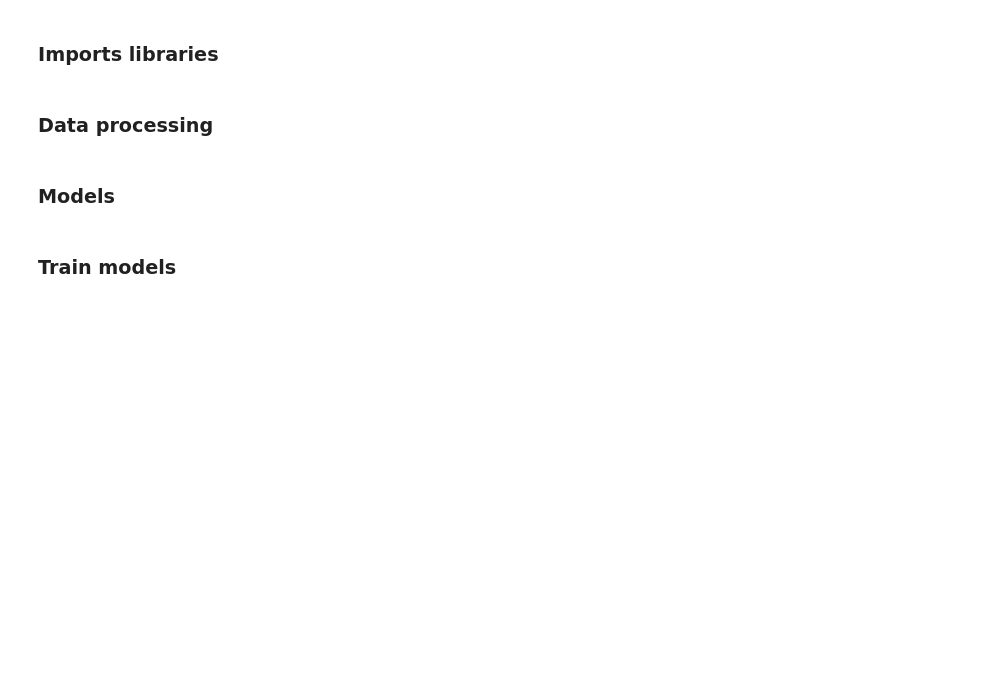
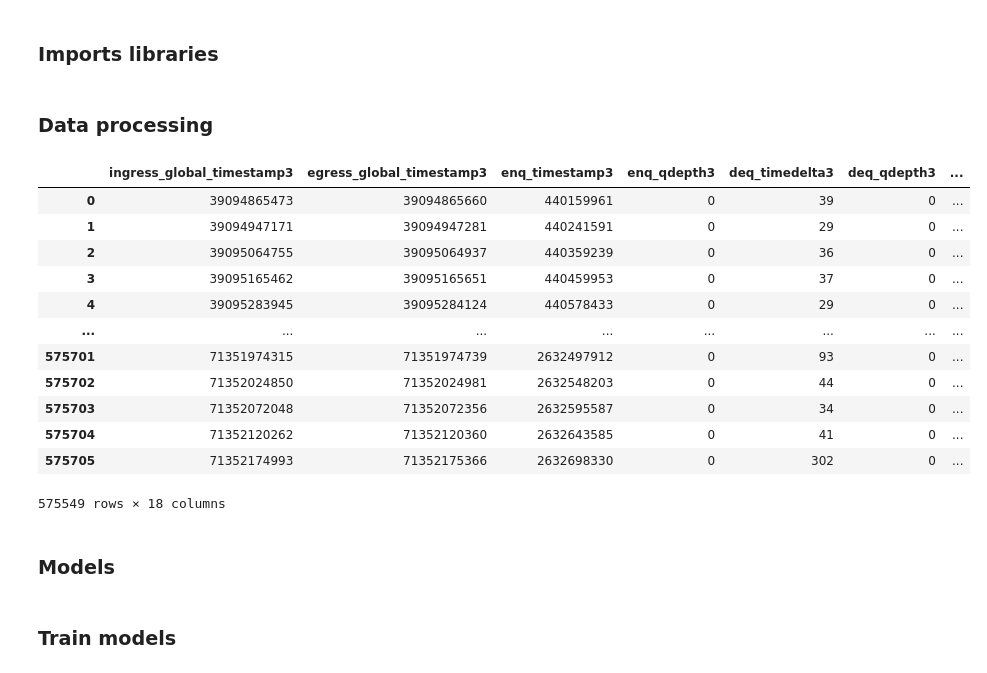
Before and after one commit to lukilme/search-telemetry-service-estimation, a Jupyter notebook: machine_learning.ipynb, the cells around one changed output. Drawn from its saved outputs; the diff is of its cells as text; code cells hidden in the pictures; blank space fills up the shorter version.

```diff
--- a/machine_learning.ipynb
+++ b/machine_learning.ipynb
@@ -24,6 +24,22 @@ from joblib import dump, load
 # %%
 data_log, data_dash = get_data_frames()
 features, labels = get_data_merged(data_log, data_dash)
+features = features.drop(columns=["timestamp"])
+features
+# %% [output]
+|  | ingress_global_timestamp3 | egress_global_timestamp3 | enq_timestamp3 | enq_qdepth3 | deq_timedelta3 | deq_qdepth3 | ... |
+| 0 | 39094865473 | 39094865660 | 440159961 | 0 | 39 | 0 | ... |
+| 1 | 39094947171 | 39094947281 | 440241591 | 0 | 29 | 0 | ... |
+| 2 | 39095064755 | 39095064937 | 440359239 | 0 | 36 | 0 | ... |
+| 3 | 39095165462 | 39095165651 | 440459953 | 0 | 37 | 0 | ... |
+| 4 | 39095283945 | 39095284124 | 440578433 | 0 | 29 | 0 | ... |
+| ... | ... | ... | ... | ... | ... | ... | ... |
+| 575701 | 71351974315 | 71351974739 | 2632497912 | 0 | 93 | 0 | ... |
+| 575702 | 71352024850 | 71352024981 | 2632548203 | 0 | 44 | 0 | ... |
+| 575703 | 71352072048 | 71352072356 | 2632595587 | 0 | 34 | 0 | ... |
+| 575704 | 71352120262 | 71352120360 | 2632643585 | 0 | 41 | 0 | ... |
+| 575705 | 71352174993 | 71352175366 | 2632698330 | 0 | 302 | 0 | ... |
+575549 rows × 18 columns
 # %% [markdown]
 ### Models
 # %%
```
Also changed, not shown: parts of 14 cells of this notebook.
